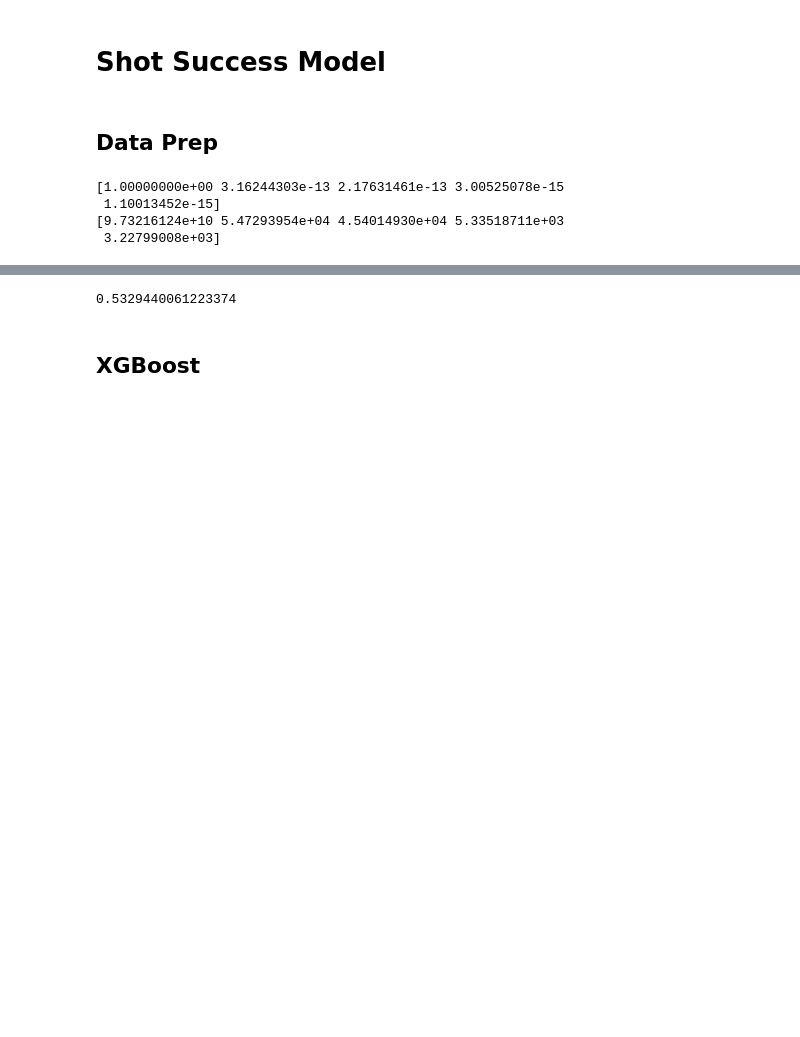
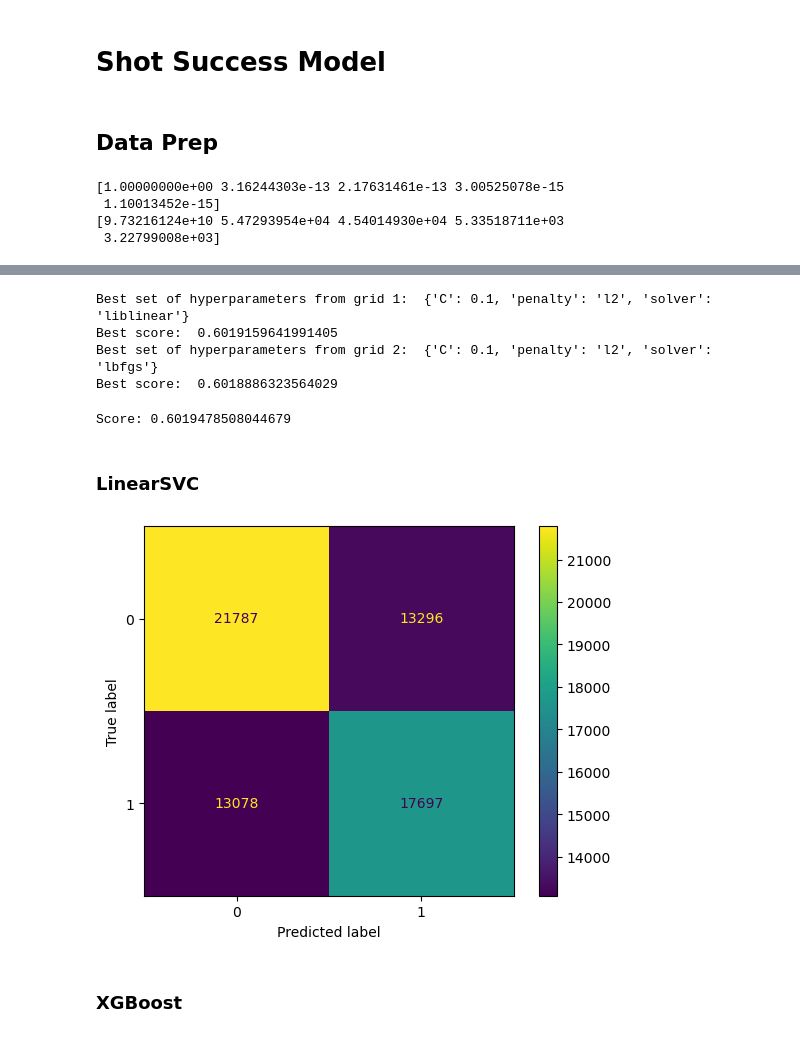
Before and after one commit to carlsonhu225-source/data7001_g02, a Jupyter notebook: Shot Success Model.ipynb, the cells around one changed output, grey strips where cells are left out. Drawn from its saved outputs; the diff is of its cells as text; code cells hidden in the pictures; blank space fills up the shorter version.

```diff
--- a/Shot Success Model.ipynb
+++ b/Shot Success Model.ipynb
@@ -51,7 +95,54 @@ array([0.53295677, 0.53313898, 0.53272901, 0.53300232, 0.53298105,
+# %%
+# Optimise logistic regression hyper parameters
+param_grid_log1 = {
+    'C': [0.1, 1, 10, 100],
+    'solver': ['liblinear'],
+    'penalty': ['l1', 'l2']
+}
+
+param_grid_log2 = {
+    'C': [0.1, 1, 10, 100],
+    'solver': ['lbfgs'],
+    'penalty': ['l2']
+}
+
+clf_log2 = LogisticRegression()
+
+# Create & train grid_search object for param grid 1
+grid_search_log1 = GridSearchCV(clf_log2, param_grid_log1, cv=5, scoring='accuracy')
+grid_search_log1.fit(x_train, y_train)
+
+print("Best set of hyperparameters from grid 1: ", grid_search_log1.best_params_)
+print("Best score: ", grid_search_log1.best_score_)
+
+# Create & train grid_search object for param grid 2
+grid_search_log2 = GridSearchCV(clf_log2, param_grid_log2, cv=5, scoring='accuracy')
+grid_search_log2.fit(x_train, y_train)
+
+print("Best set of hyperparameters from grid 2: ", grid_search_log2.best_params_)
+print("Best score: ", grid_search_log2.best_score_)
+# %% [output]
+Best set of hyperparameters from grid 1:  {'C': 0.1, 'penalty': 'l2', 'solver': 'liblinear'}
+Best score:  0.6019159641991405
+Best set of hyperparameters from grid 2:  {'C': 0.1, 'penalty': 'l2', 'solver': 'lbfgs'}
+Best score:  0.6018886323564029
 # %%
-# Initialize and train the logistic regression model
-clf = LogisticRegressionCV(Cs=[1, 10, 100], cv=10, random_state=47).fit(X, Y)
-params = clf.get_params()
-clf.score(X, Y)
+# Cross Validation
+clf_log3 = LogisticRegressionCV(Cs=[1, 10, 100], cv=10, random_state=47).fit(X, Y)
+scores_log = clf_log3.scores_
+print(f"Scores: {scores_log}")
 # %% [output]
-0.5329440061223374
+Score: 0.6019478508044679
+# %% [markdown]
+### LinearSVC
+# %%
+linear_svc = LinearSVC(max_iter=5000).fit(x_train, y_train)
+y_pred_svc = linear_svc.predict(x_test)
+
+# Calculate & display confusion matrix
+cm_svc = metrics.confusion_matrix(y_test, y_pred_svc)
+cm_fig_svc = metrics.ConfusionMatrixDisplay(confusion_matrix=cm_svc, display_labels=linear_svc.classes_)
+cm_fig_svc.plot(values_format='d')
+plt.show()
+# %% [output]
+[figure, added]
@@ -58,3 +153,3 @@ clf.score(X, Y)
 # %% [markdown]
-## XGBoost
+### XGBoost
 # %%
```
Also changed, not shown: parts of 26 cells of this notebook, 3 other files.
